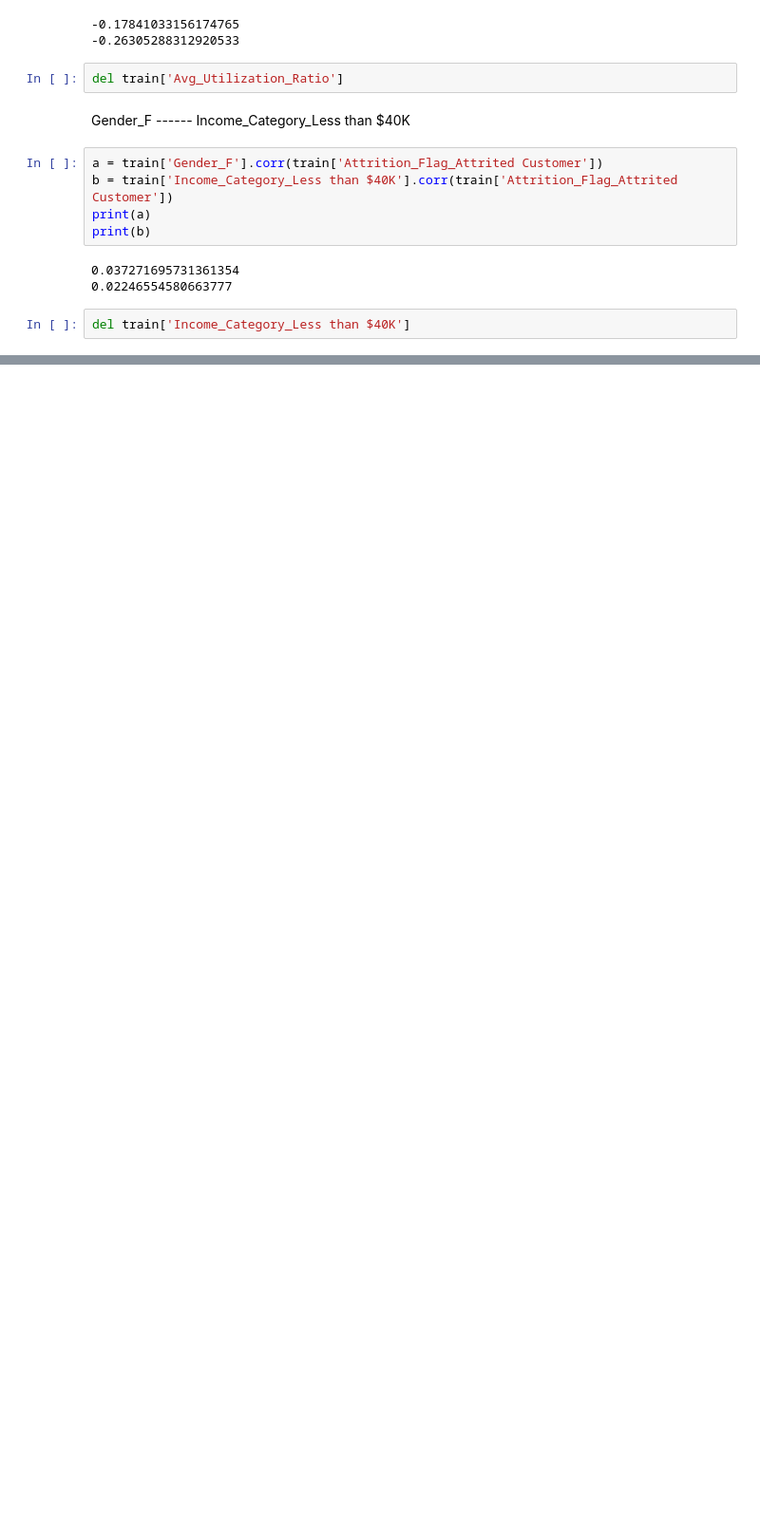
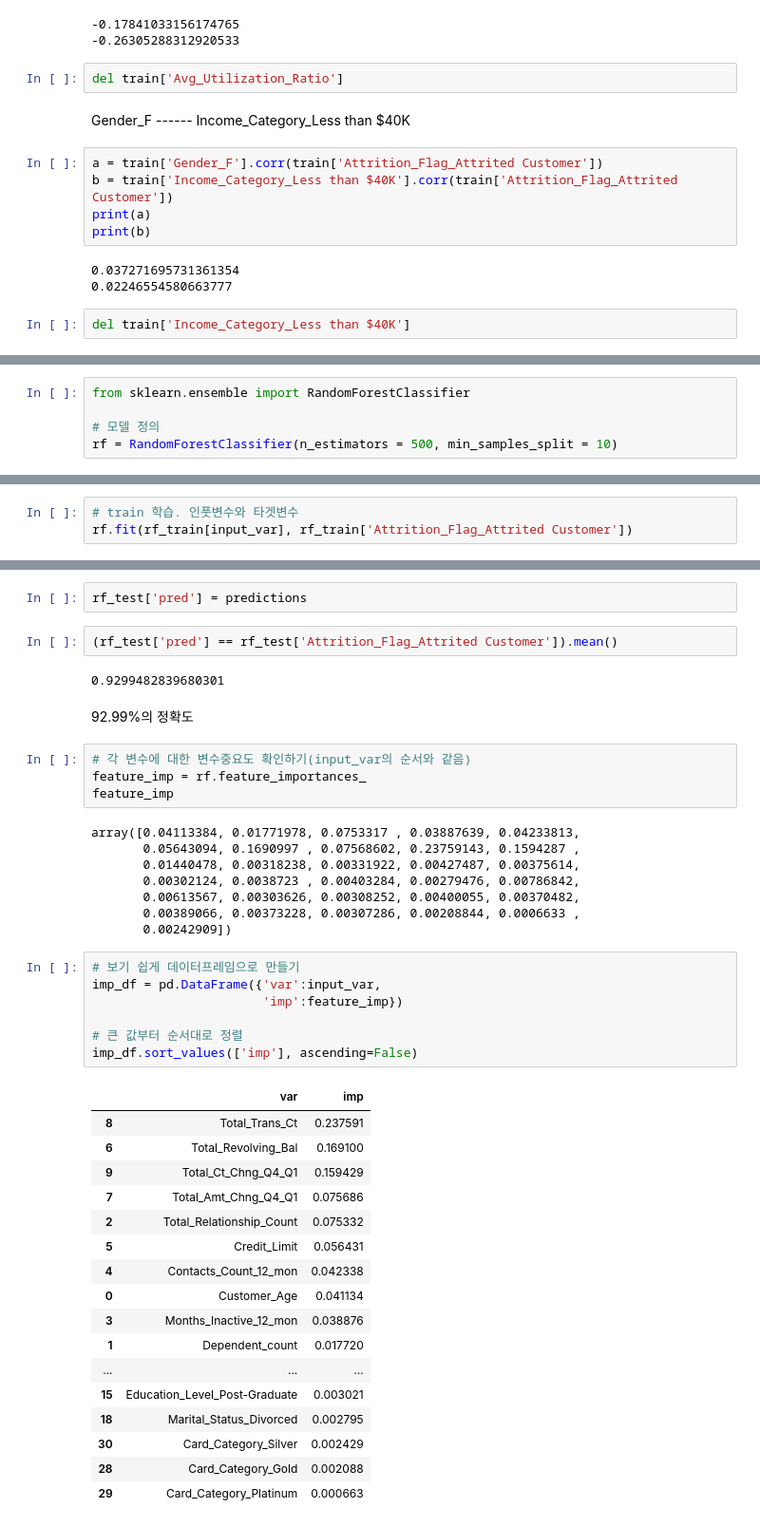
Before and after one commit to Jeong-Bin/DA-PROJECT, a Jupyter notebook: PROJECT_6 신용카드 고객 분석 및 이탈고객 예측.ipynb, the cells around one changed output, grey strips where cells are left out. Shown at 95% size. Saved outputs shown, nothing was run; the diff lists cells and outputs as text; blank space fills up the shorter version.

```diff
--- a/PROJECT_6 신용카드 고객 분석 및 이탈고객 예측.ipynb
+++ b/PROJECT_6 신용카드 고객 분석 및 이탈고객 예측.ipynb
@@ -474,0 +477,5 @@ input_var =['Customer_Age', 'Dependent_count', 'Total_Relationship_Count',
+# %%
+from sklearn.ensemble import RandomForestClassifier
+
+# 모델 정의
+rf = RandomForestClassifier(n_estimators = 500, min_samples_split = 10)
@@ -474,0 +487,3 @@ input_var =['Customer_Age', 'Dependent_count', 'Total_Relationship_Count',
+# %%
+# train 학습. 인풋변수와 타겟변수
+rf.fit(rf_train[input_var], rf_train['Attrition_Flag_Attrited Customer'])
@@ -474,0 +495,45 @@ input_var =['Customer_Age', 'Dependent_count', 'Total_Relationship_Count',
+# %%
+rf_test['pred'] = predictions
+# %%
+(rf_test['pred'] == rf_test['Attrition_Flag_Attrited Customer']).mean()
+# %% [output]
+0.9299482839680301
+# %% [markdown]
+92.99%의 정확도
+# %%
+# 각 변수에 대한 변수중요도 확인하기(input_var의 순서와 같음)
+feature_imp = rf.feature_importances_
+feature_imp
+# %% [output]
+array([0.04113384, 0.01771978, 0.0753317 , 0.03887639, 0.04233813,
+       0.05643094, 0.1690997 , 0.07568602, 0.23759143, 0.1594287 ,
+       0.01440478, 0.00318238, 0.00331922, 0.00427487, 0.00375614,
+       0.00302124, 0.0038723 , 0.00403284, 0.00279476, 0.00786842,
+       0.00613567, 0.00303626, 0.00308252, 0.00400055, 0.00370482,
+       0.00389066, 0.00373228, 0.00307286, 0.00208844, 0.0006633 ,
+       0.00242909])
+# %%
+# 보기 쉽게 데이터프레임으로 만들기
+imp_df = pd.DataFrame({'var':input_var,
+                       'imp':feature_imp})
+
+# 큰 값부터 순서대로 정렬
+imp_df.sort_values(['imp'], ascending=False)
+# %% [output]
+|  | var | imp |
+| 8 | Total_Trans_Ct | 0.237591 |
+| 6 | Total_Revolving_Bal | 0.169100 |
+| 9 | Total_Ct_Chng_Q4_Q1 | 0.159429 |
+| 7 | Total_Amt_Chng_Q4_Q1 | 0.075686 |
+| 2 | Total_Relationship_Count | 0.075332 |
+| 5 | Credit_Limit | 0.056431 |
+| 4 | Contacts_Count_12_mon | 0.042338 |
+| 0 | Customer_Age | 0.041134 |
+| 3 | Months_Inactive_12_mon | 0.038876 |
+| 1 | Dependent_count | 0.017720 |
+| ... | ... | ... |
+| 15 | Education_Level_Post-Graduate | 0.003021 |
+| 18 | Marital_Status_Divorced | 0.002795 |
+| 30 | Card_Category_Silver | 0.002429 |
+| 28 | Card_Category_Gold | 0.002088 |
+| 29 | Card_Category_Platinum | 0.000663 |
```
Also changed, not shown: parts of 15 cells of this notebook.
